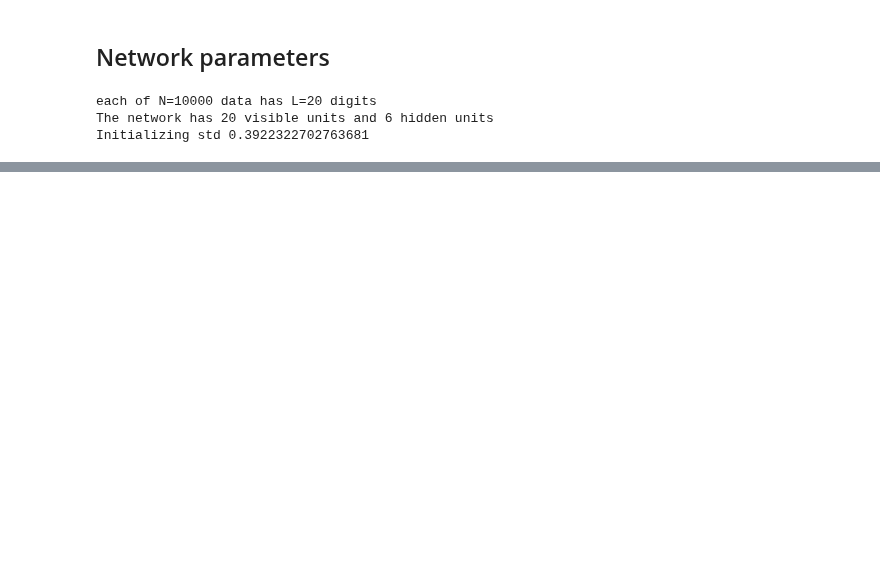
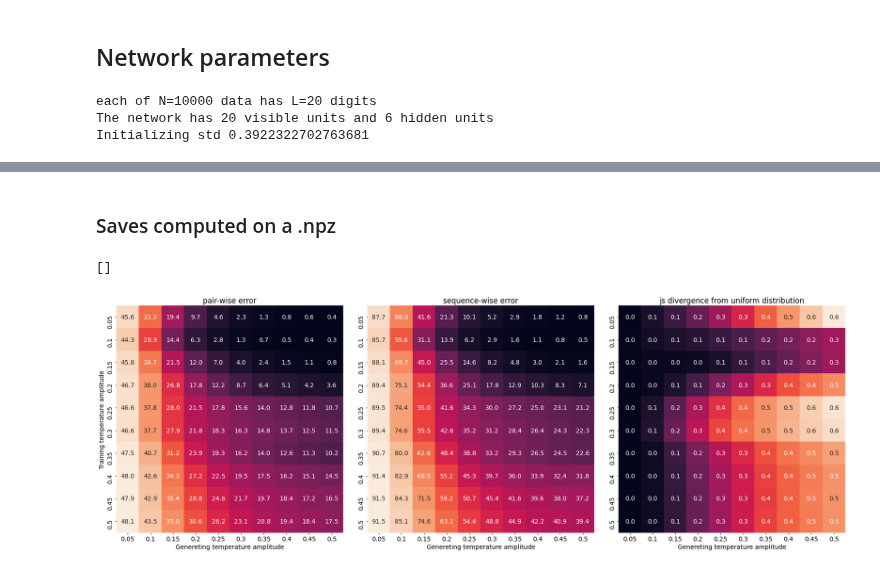
Before and after one commit to threeblueonebrowneyes/lcpb-homework, a Jupyter notebook: HW_02/AnalysisRBM.ipynb, the cells around one changed output, grey strips where cells are left out. Drawn from its saved outputs; the diff is of its cells as text; code cells hidden in the pictures; blank space fills up the shorter version.

Commit message:
Implement heatmaps for spin models

```diff
--- a/HW_02/AnalysisRBM.ipynb
+++ b/HW_02/AnalysisRBM.ipynb
@@ -54,3 +52,0 @@ rbm.load_model(file_name)
-# %%
-Amp_gen = 0.5 #Setting the amplitude for generating data
-vf = rbm.gen_fantasy(v0, Amp_gen)
@@ -69,3 +52,0 @@ v0 sequence error = 0.81
-# %%
-p = np.reshape(p(vf), (5,4))  #matrix that contain the instances of every possible state for each amminoacid
-q = np.ones((5,4))*0.25       #target states distribution
@@ -95,0 +81,4 @@ distr_ami(vf, 'test.png')
+# %%
+pair_errors = np.zeros((len(models_spin),len(amp_list)))
+sequence_errors = np.zeros((len(models_spin),len(amp_list)))
+js_divergences = np.zeros((len(models_spin),len(amp_list)))
@@ -95,0 +121,2 @@ distr_ami(vf, 'test.png')
+# %% [markdown]
+### Saves computed on a .npz
@@ -95,0 +125,4 @@ distr_ami(vf, 'test.png')
+# %%
+df_pair = pd.DataFrame(pair_errors, columns=amp_list, index=amp_list)
+df_sequ = pd.DataFrame(sequence_errors, columns=amp_list, index=amp_list)
+df_jsdi = pd.DataFrame(js_divergences, columns=amp_list, index=amp_list)
@@ -95,0 +131,22 @@ distr_ami(vf, 'test.png')
+# %%
+fig, ax = plt.subplots(nrows=1, ncols=3, figsize=(24,24))
+fig.tight_layout()
+sns.heatmap(ax=ax[0],data=df_pair,annot=True,fmt=".1f",cbar=False,square=True)
+sns.heatmap(ax=ax[1],data=df_sequ,annot=True,fmt=".1f",cbar=False,square=True)
+sns.heatmap(ax=ax[2],data=df_jsdi,annot=True,fmt=".1f",cbar=False,square=True)
+
+ax[0].set_title('pair-wise error')
+ax[0].set_ylabel('Training temperature amplitude')
+ax[0].set_xlabel('Genereting temperature amplitude')
+
+ax[1].set_title('sequence-wise error')
+#ax[1].set_ylabel('Training temperature amplitude')
+ax[1].set_xlabel('Genereting temperature amplitude')
+
+ax[2].set_title('js divergence from uniform distribution')
+#ax[2].set_ylabel('Training temperature amplitude')
+ax[2].set_xlabel('Genereting temperature amplitude')
+plt.plot()
+# %% [output]
+[]
+[figure, added]
```
Also changed, not shown: parts of 20 cells of this notebook, 3 other files.
